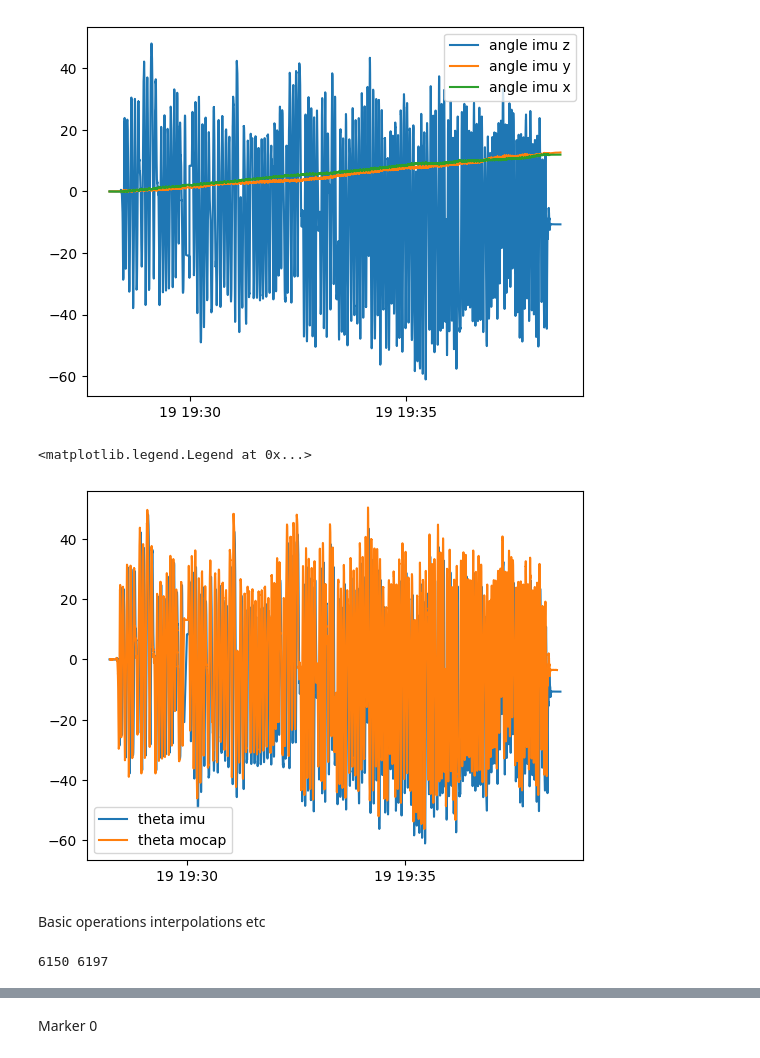
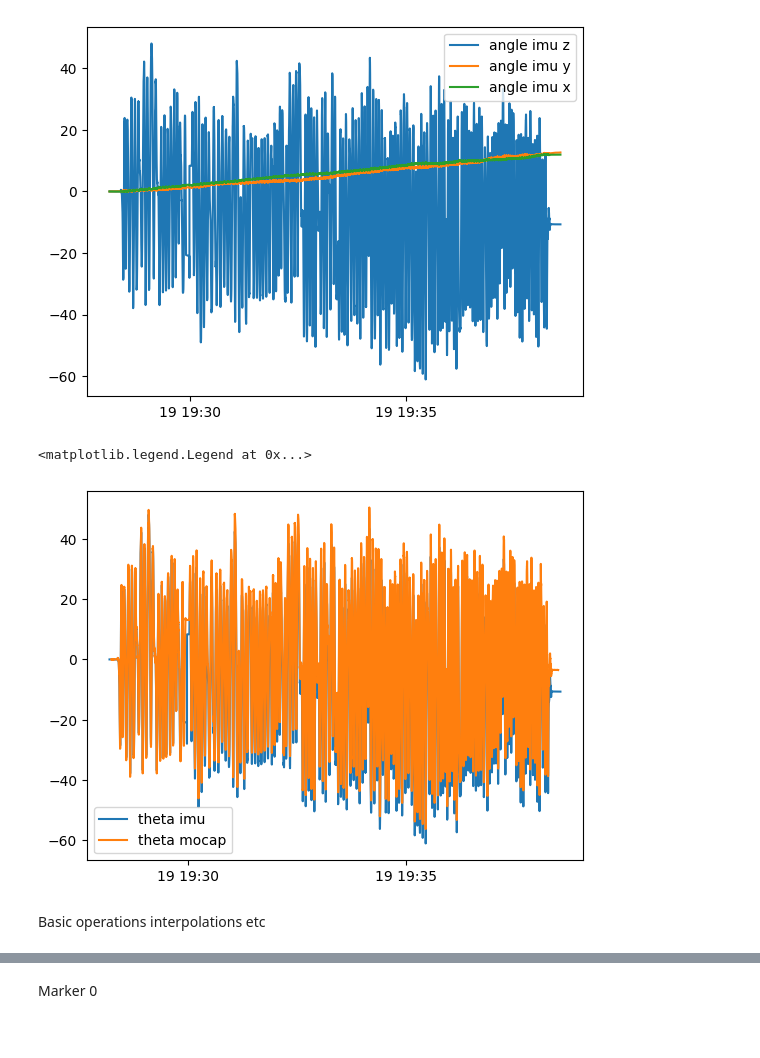
Before and after one commit to SujithChristopher/armbo, a Jupyter notebook: ipy_notebooks/inference_mocap_multiclass_m1_imu.ipynb, the cells around one changed output, grey strips where cells are left out. Cells and saved outputs as stored; diff of their text form; code cells hidden in the pictures.

```diff
--- a/ipy_notebooks/inference_mocap_multiclass_m1_imu.ipynb
+++ b/ipy_notebooks/inference_mocap_multiclass_m1_imu.ipynb
@@ -28,7 +29,7 @@ _pth = os.path.dirname(_pth)
 _parent_folder = "cam_june_22_2023"
 _calib_folder_name = "calibration_00"
 
-_folder_name = "sk40_30_4_rotation_imu_long_20"
+_folder_name = "Sk40_30_4_rotation_imu_long_20"
 # _folder_name = "board"
 
 _base_pth = os.path.join(_pth,"recorded_data",_parent_folder)
@@ -97,3 +98,6 @@ _imu_df = _imu_df.with_columns([
 
 _imu_df = _imu_df.with_columns(pl.col("sys_time").str.to_datetime().alias("time"))
 _imu_df = _imu_df.with_columns(pl.col("time").map(lambda x: x + timedelta(seconds=timeoffset)).alias("time"))
+
+#change string to float
+_imu_df = _imu_df.with_columns(pl.col("mz\r").str.replace("\r","").cast(pl.Float64).alias("mz"))
@@ -191,7 +196,7 @@ plt.legend()
 # %%
 from ultralytics import YOLO
 # %%
-_model_name = "multi_160e_lp.pt"
+_model_name = "multi_200e_lp_noise.pt"
 _model_pth = os.path.join(os.getcwd(), "..", "models_save", _model_name)
 model = YOLO(_model_pth)
 # %%
@@ -453,24 +435,26 @@ ar_df = pl.DataFrame({"time":ts, "x":coordinate_ml["0"]["x"][:len(ts)], "y":coor
 if type(ar_df["time"][0]) != datetime:
     ar_df = ar_df.with_columns(pl.col("time").str.to_datetime())
 
-timeoffset = 0.8
+timeoffset = 0.0
 ar_df = ar_df.with_columns([pl.col("time").map(lambda x: x + timedelta(seconds=timeoffset)).explode()])
 # %%
 _imu = _imu_df.clone()
 
 _imu, ar_df = trunkate_dfs(_imu.to_pandas(), ar_df.to_pandas())
 _imu = pl.from_pandas(_imu)
 ar_df = pl.from_pandas(ar_df)
 
 columns = ["ang_x", "ang_y", "ang_z", "ax", "ay", "az", "gx", "gy", "gz"]
 _imu = pl.from_pandas(interpolate_target_df(_imu, ar_df, columns))
 
-plt.plot(ar_df["time"] + timedelta(seconds = 1),-_imu["ang_z"] + _imu["ang_z"][0], label="theta imu")
-plt.plot(_mc_df["time"],_theta_y, label="theta mocap")
+plt.plot(ar_df["time"],-_imu["ang_z"] + _imu["ang_z"][0], label="theta imu")
+plt.plot(_mc_df["time"], _theta_y, label="theta mocap")
+
+# plt.xlim(ar_df["time"][5000], ar_df["time"][5500])
 plt.legend()
 # %% [output]
 <matplotlib.legend.Legend at 0x...>
-[figure, old version]
+[figure, new version]
 # %% [markdown]
 Basic operations interpolations etc
 # %%
@@ -517,6 +497,2 @@ for i in range(len(imu_df)):
-# %%
-print(len(ar_df), len(_theta_y_0))
-# %% [output]
-6150 6197
 # %%
 angle_skateboard = {"rx":[], "ry":[], "rz":[]}
```
Also changed, not shown: parts of 25 cells of this notebook, 13 other files.
